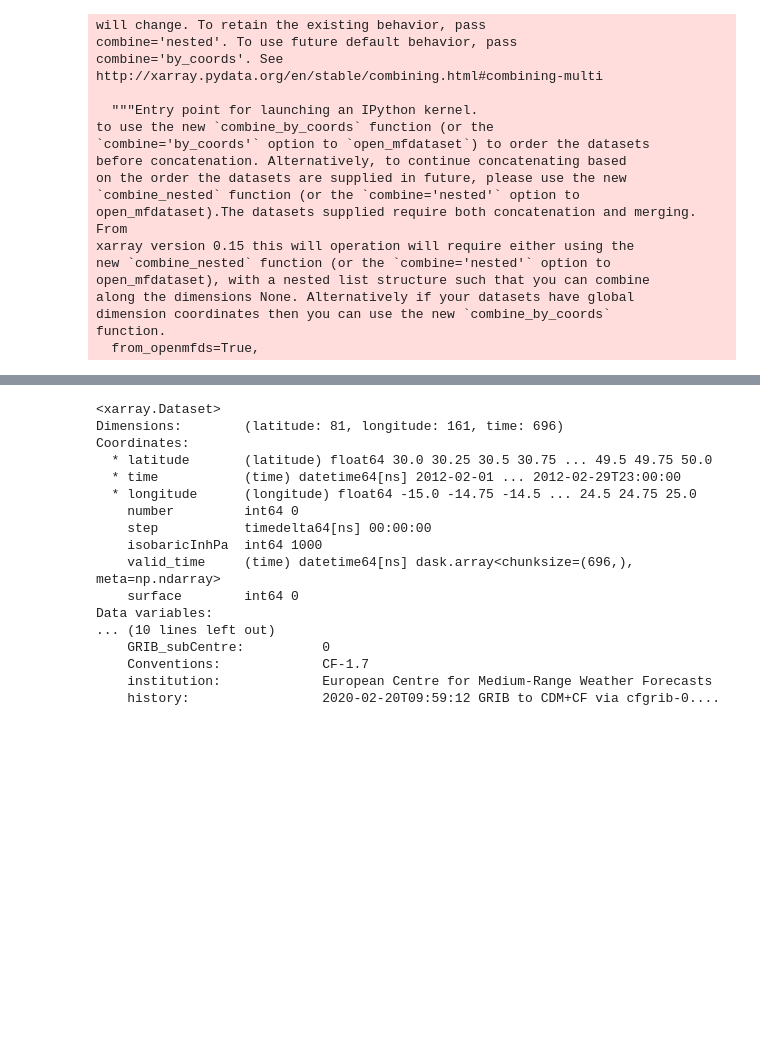
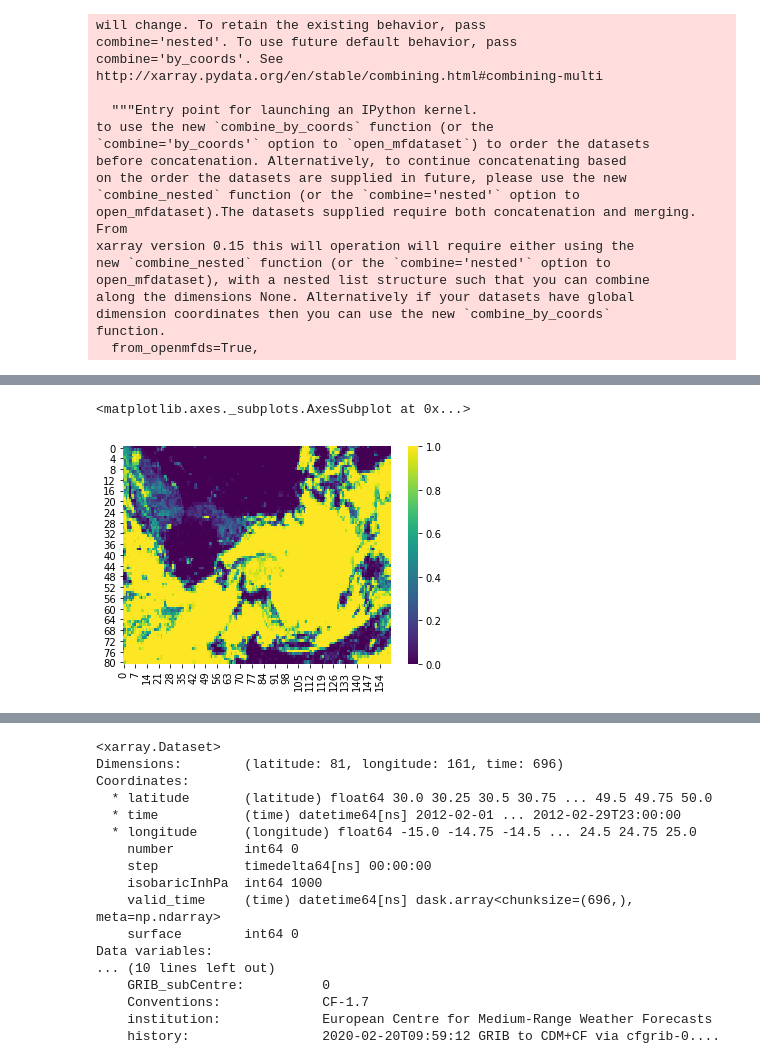
Before and after one commit to hannasv/ms, a Jupyter notebook: notebooks/stats/develop_correlation.ipynb, the cells around one changed output, grey strips where cells are left out. Drawn from its saved outputs; the diff is of its cells as text; code cells hidden in the pictures; blank space fills up the shorter version.

```diff
--- a/notebooks/stats/develop_correlation.ipynb
+++ b/notebooks/stats/develop_correlation.ipynb
@@ -38,0 +48,5 @@ function.
+# %%
+sns.heatmap(subset['tcc'].values, cmap = 'viridis')
+# %% [output]
+<matplotlib.axes._subplots.AxesSubplot at 0x...>
+[figure, added]
```
Also changed, not shown: parts of 5 cells of this notebook, 3 other files.
